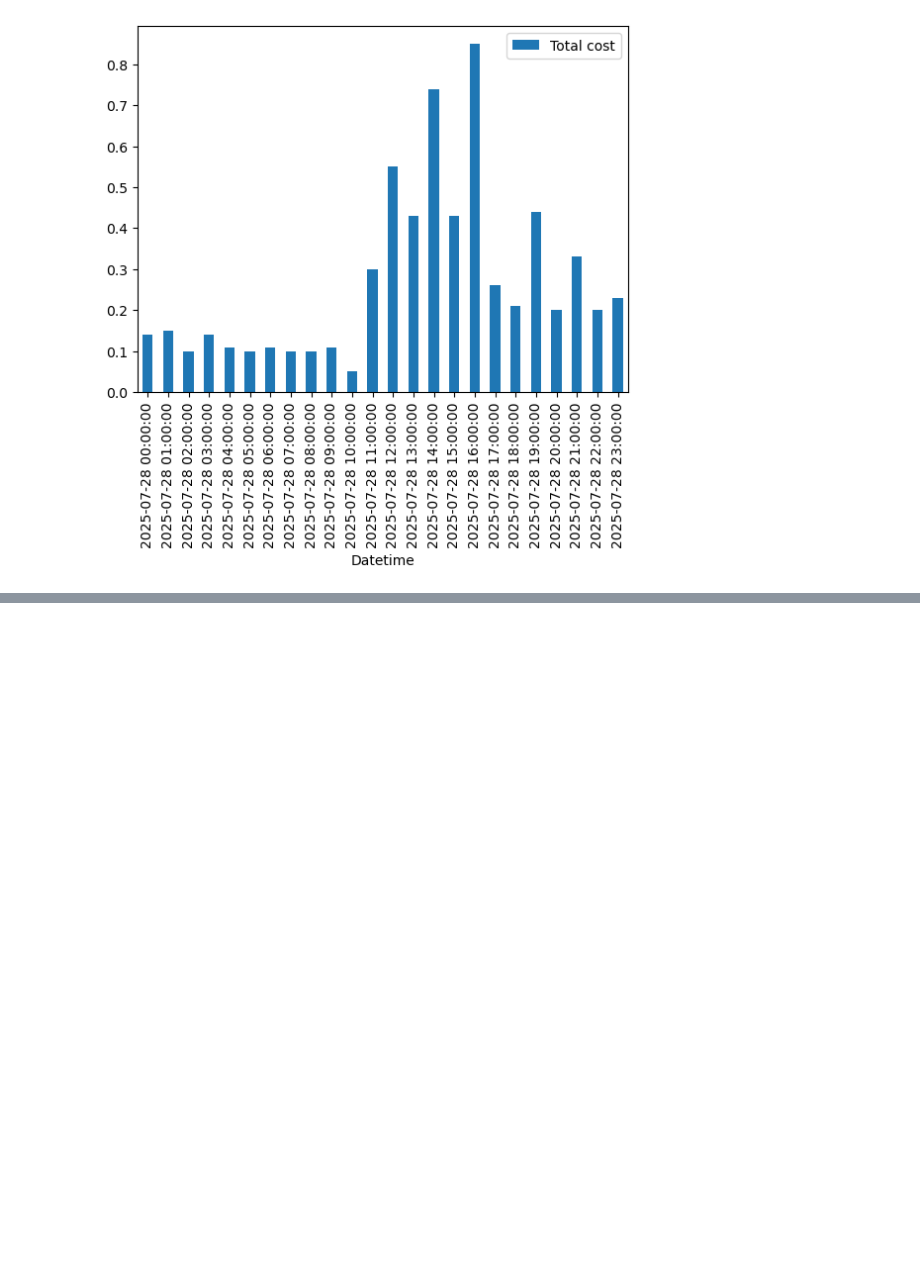
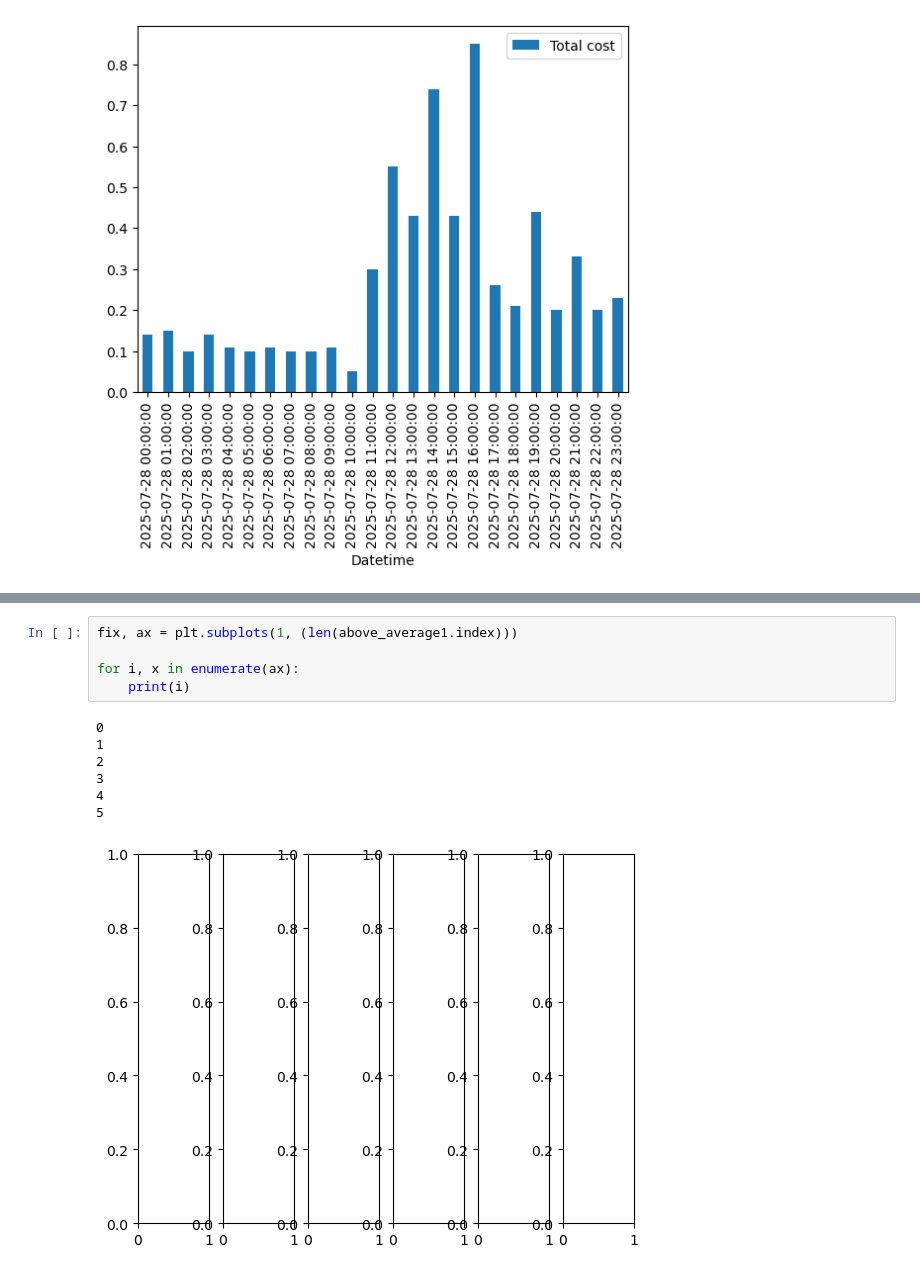
Before and after one commit to Natethanielr/custom_srp_dashboard, a Jupyter notebook: srp/srp.ipynb, the cells around one changed output, grey strips where cells are left out. Saved outputs shown, nothing was run; the diff lists cells and outputs as text; blank space fills up the shorter version.

```diff
--- a/srp/srp.ipynb
+++ b/srp/srp.ipynb
@@ -137,0 +162,13 @@ array([0, 1, 2, 3, 4, 5, 6, 7, 8, 9])
+# %%
+fix, ax = plt.subplots(1, (len(above_average1.index)))
+
+for i, x in enumerate(ax):
+    print(i)
+# %% [output]
+0
+1
+2
+3
+4
+5
+[figure, added]
```
Also changed, not shown: parts of 2 cells of this notebook, 2 other files.
